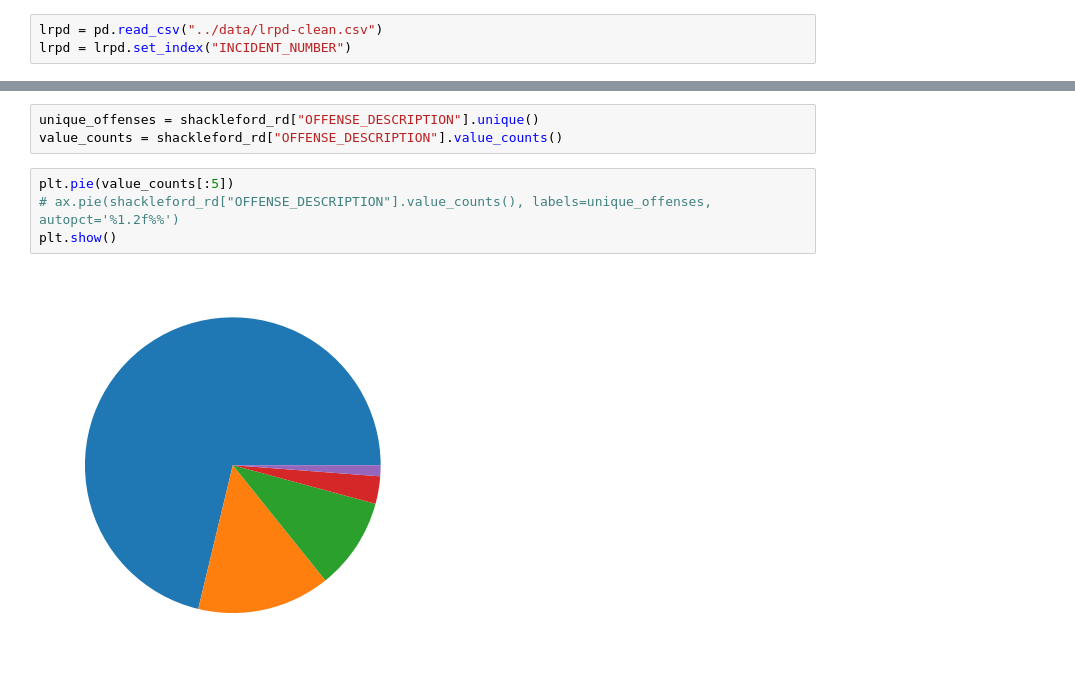
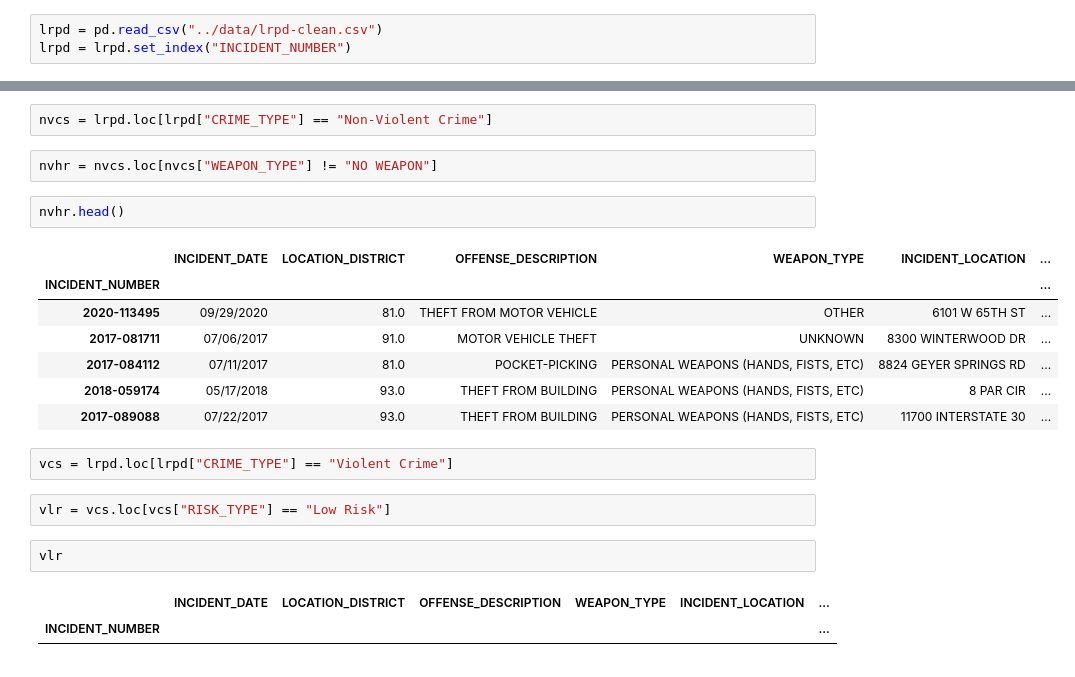
Before and after one commit to ATU-TechAI-Research-Hub/little-rock-crime, a Jupyter notebook: jupyter-notebooks/2_exploratory_analysis_cj_2022-10-24.ipynb, the cells around one changed output, grey strips where cells are left out. Drawn from its saved outputs; the diff is of its cells as text.

```diff
--- a/jupyter-notebooks/2_exploratory_analysis_cj_2022-10-24.ipynb
+++ b/jupyter-notebooks/2_exploratory_analysis_cj_2022-10-24.ipynb
@@ -101,9 +24,23 @@ Name: OFFENSE_DESCRIPTION, dtype: object
-# %%
-unique_offenses = shackleford_rd["OFFENSE_DESCRIPTION"].unique()
-value_counts = shackleford_rd["OFFENSE_DESCRIPTION"].value_counts()
-# %%
-plt.pie(value_counts[:5])
-# ax.pie(shackleford_rd["OFFENSE_DESCRIPTION"].value_counts(), labels=unique_offenses, autopct='%1.2f%%')
-plt.show()
-# %% [output]
-[figure, removed]
+# %%
+nvcs = lrpd.loc[lrpd["CRIME_TYPE"] == "Non-Violent Crime"]
+# %%
+nvhr = nvcs.loc[nvcs["WEAPON_TYPE"] != "NO WEAPON"]
+# %%
+nvhr.head()
+# %% [output]
+|  | INCIDENT_DATE | LOCATION_DISTRICT | OFFENSE_DESCRIPTION | WEAPON_TYPE | INCIDENT_LOCATION | ... |
+| INCIDENT_NUMBER |  |  |  |  |  | ... |
+| 2020-113495 | 09/29/2020 | 81.0 | THEFT FROM MOTOR VEHICLE | OTHER | 6101 W 65TH ST | ... |
+| 2017-081711 | 07/06/2017 | 91.0 | MOTOR VEHICLE THEFT | UNKNOWN | 8300 WINTERWOOD DR | ... |
+| 2017-084112 | 07/11/2017 | 81.0 | POCKET-PICKING | PERSONAL WEAPONS (HANDS, FISTS, ETC) | 8824 GEYER SPRINGS RD | ... |
+| 2018-059174 | 05/17/2018 | 93.0 | THEFT FROM BUILDING | PERSONAL WEAPONS (HANDS, FISTS, ETC) | 8 PAR CIR | ... |
+| 2017-089088 | 07/22/2017 | 93.0 | THEFT FROM BUILDING | PERSONAL WEAPONS (HANDS, FISTS, ETC) | 11700 INTERSTATE 30 | ... |
+# %%
+vcs = lrpd.loc[lrpd["CRIME_TYPE"] == "Violent Crime"]
+# %%
+vlr = vcs.loc[vcs["RISK_TYPE"] == "Low Risk"]
+# %%
+vlr
+# %% [output]
+|  | INCIDENT_DATE | LOCATION_DISTRICT | OFFENSE_DESCRIPTION | WEAPON_TYPE | INCIDENT_LOCATION | ... |
+| INCIDENT_NUMBER |  |  |  |  |  | ... |
```
Also changed, not shown: parts of 13 cells of this notebook, 1 other file.
